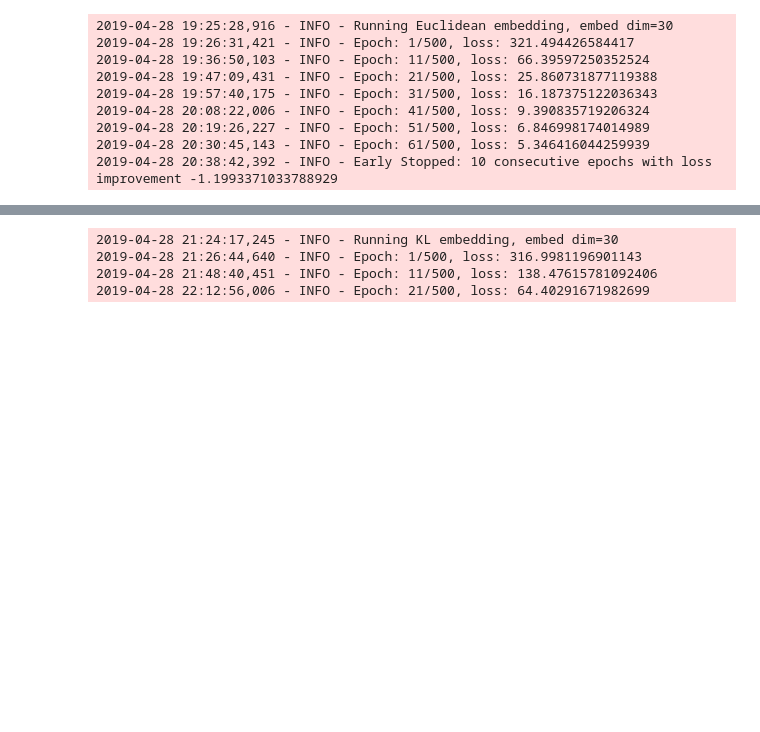
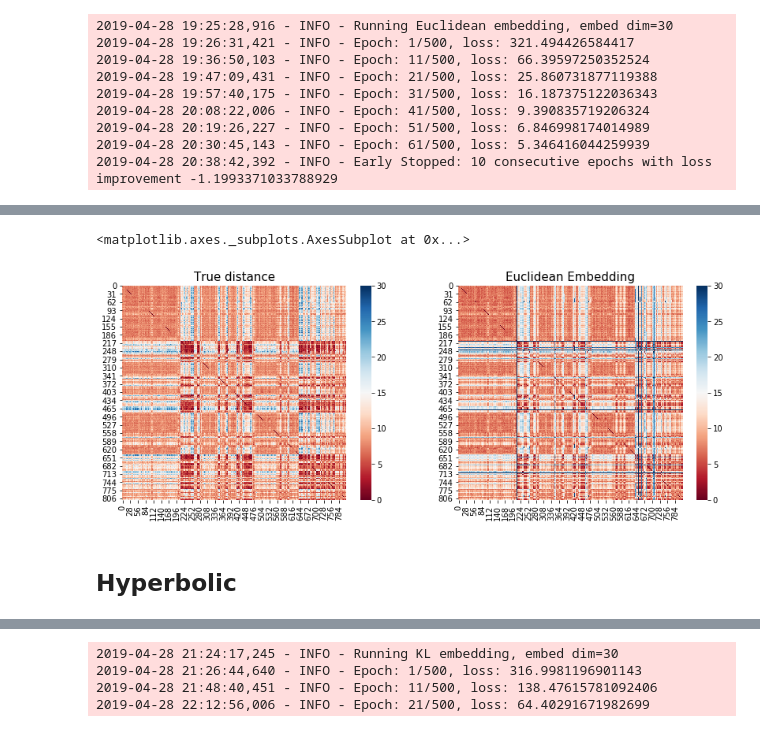
Before and after one commit to svenhsia/Entropic-Wasserstein-Embedding, a Jupyter notebook: Sales_shiwen.ipynb, the cells around one changed output, grey strips where cells are left out. Cells and saved outputs as stored; diff of their text form; code cells hidden in the pictures; blank space fills up the shorter version.

```diff
--- a/Sales_shiwen.ipynb
+++ b/Sales_shiwen.ipynb
@@ -269,0 +252,6 @@ sns.heatmap(pred_distance, cmap='RdBu', vmin=0, vmax=int(round(true_distance.max
+# %%
+# Euclidean
+logging.info("Running Euclidean embedding, embed dim={}".format(embed_dim))
+embeddings_euc_norm, loss_history_euc_norm, time_history_euc_norm, embed_distances_euc_norm, jac_euc_norm = train(
+    node_pairs, obj_dist_norm, embedding_type='Euc', embed_dim=embed_dim,
+    learning_rate=0.1, n_epochs=n_epochs, nodes=num_nodes)
@@ -269,0 +269,19 @@ sns.heatmap(pred_distance, cmap='RdBu', vmin=0, vmax=int(round(true_distance.max
+# %%
+embed_distances_euc = embed_distances_euc_norm * (obj_max - obj_min) + obj_min
+# %%
+fig = plt.figure(figsize=(14, 5))
+# fig.suptitle("Pairwise Distance Heatmap", fontsize=16)
+
+true_distance = squareform(obj_distances)
+ax = plt.subplot(121)
+ax.set_title('True distance', fontsize=15)
+sns.heatmap(true_distance+eps, cmap='RdBu', vmin=eps, vmax=int(round(true_distance.max()+eps)))
+
+pred_distance = squareform(embed_distances_euc)
+ax = plt.subplot(122)
+# ax.set_title(embed_types[(i+4)%5] + " embedding distance")
+ax.set_title('Euclidean Embedding', fontsize=15)
+sns.heatmap(pred_distance, cmap='RdBu', vmin=eps, vmax=int(round(true_distance.max()+eps)))
+# %% [output]
+<matplotlib.axes._subplots.AxesSubplot at 0x...>
+[figure, added]
@@ -270,3 +292,5 @@ sns.heatmap(pred_distance, cmap='RdBu', vmin=0, vmax=int(round(true_distance.max
+# %% [markdown]
+## Hyperbolic
 # %%
 # Hyperbolic
 logging.info("Running Hyperbolic embedding, embed dim={}".format(embed_dim))
```
Also changed, not shown: parts of 20 cells of this notebook, 6 other files.
